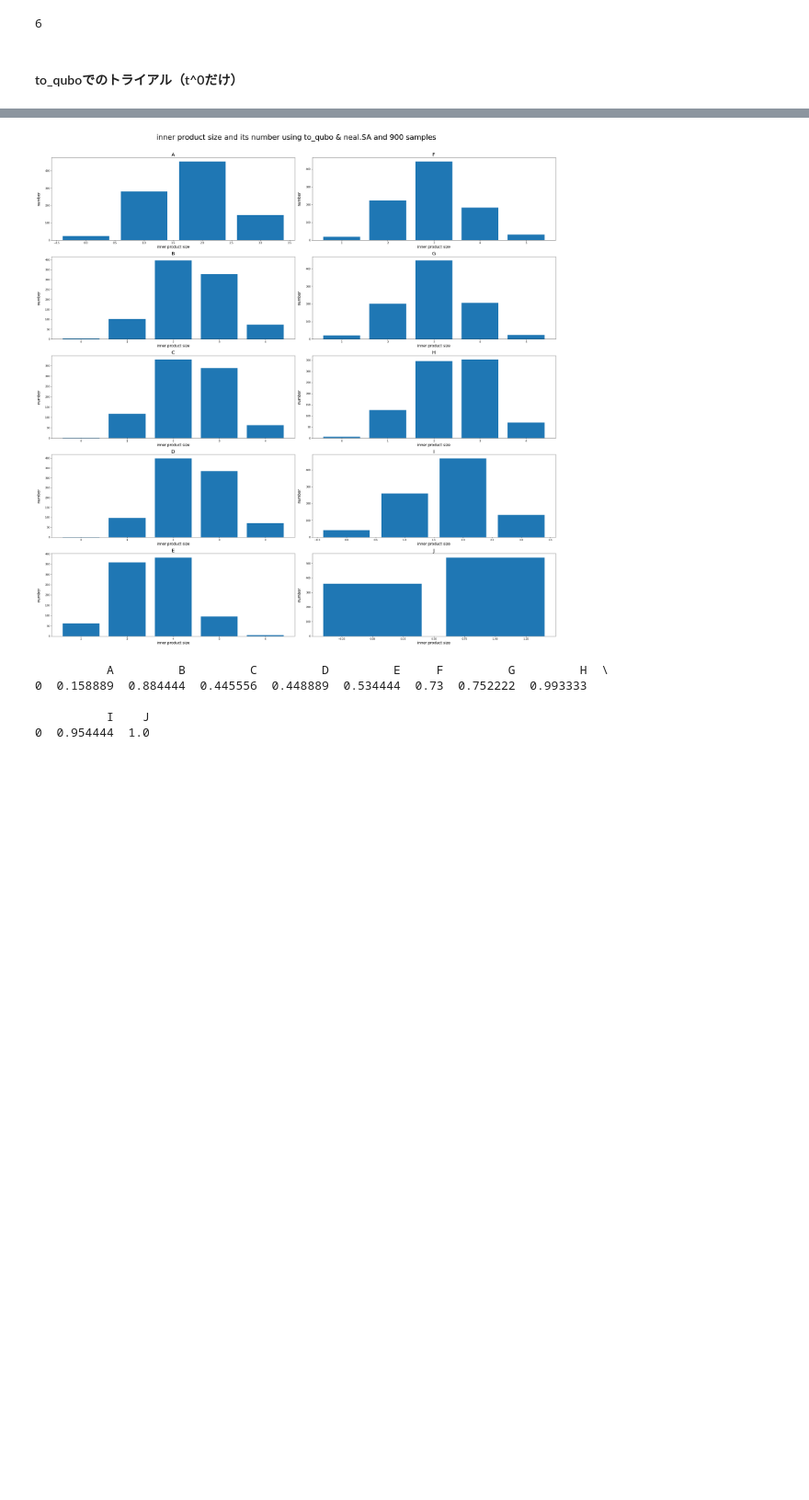
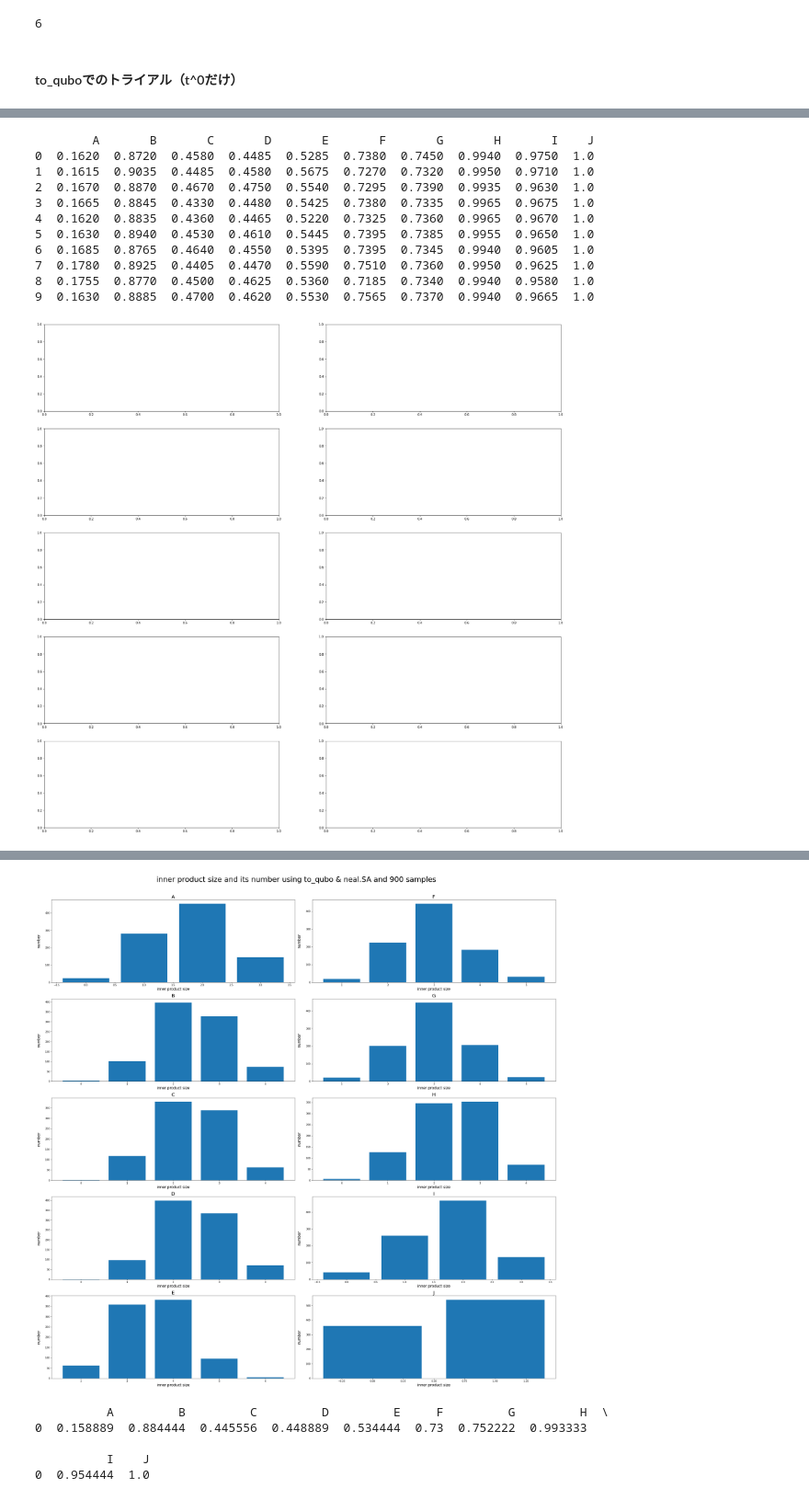
Before and after one commit to twinkle13531/master_degree, a Jupyter notebook: 202008/scripts/Add_features_10_numread100_neal.ipynb, the cells around one changed output, grey strips where cells are left out. Shown at 92% size. Saved outputs shown, nothing was run; the diff lists cells and outputs as text; code cells hidden in the pictures; blank space fills up the shorter version.

Commit message:
calculate p values 10 times to each sample numbers

```diff
--- a/202008/scripts/Add_features_10_numread100_neal.ipynb
+++ b/202008/scripts/Add_features_10_numread100_neal.ipynb
@@ -74,2 +68,13 @@ num_reads=900
 # %% [markdown]
 #### to_quboでのトライアル（t^0だけ）
+# %%
+#numreadsは作るサンプル数（ダブリはあるはず）
+#numreadsは100, 500, 1000とするか、logをとるか(np.logspace)
+
+numreads_10 = np.logspace(1, 4, num=4, base=10, dtype=int)
+len(numreads_10) #4
+print(numreads_10)
+
+numreads_5 = [ll*100 for ll in range(1, 21) if ll%5==0 or ll==1]
+len(numreads_5) #5
+print(numreads_5)
@@ -75,0 +84,67 @@ num_reads=900
+# %%
+qb10_p_list = [] ##
+for k in range(10): #10回回して平均、分散を得る
+    y = Array.create('y', shape=num_samples, vartype='BINARY')
+
+    #QUBO式で定式化
+    H = (sum(y) - y_sum)**2
+    qb = H.compile().to_qubo()
+    sa_sampler = SimulatedAnnealingSampler()
+    #res = sa_sampler.sample_qubo(qb[0], num_reads=numreads_10[3]) #0, 1, 2, 3
+    res = sa_sampler.sample_qubo(qb[0], num_reads=numreads_5[4]) #0, 1, 2, 3, 4
+
+    fig, ax = plt.subplots(int(num_cols/2), 2, figsize=(30,30))
+
+    qb_minP_cols = []
+    servey_num_col_list = columns
+    qb10_p = {} ##
+
+    for i in servey_num_col_list: #A, B, ...,
+        ori_ti = int(np.dot(X_mushroom[i], y_mushroom)) #特徴量iを表すp
+
+        ti_dic = {} #{内積の値:該当数}という辞書。
+
+        for y_info in list(res.record):
+            y = pd.Series(y_info[0])
+
+            if int(np.dot(X_mushroom[i], y)) in ti_dic.keys():
+                ti_dic[int(np.dot(X_mushroom[i], y))] += 1
+            else:
+                ti_dic[int(np.dot(X_mushroom[i], y))] = 1
+
+        ti_list = sorted(ti_dic.items()) #listになり、要素はタプルになる。
+        franc = sum([j[1] for j in ti_list if j[0] >= ori_ti])
+        #qb10_p[i] = franc/numreads_10[3] ##
+        qb10_p[i] = franc/numreads_5[4] ##
+
+    ##一周終了
+    qb10_p_list.append(qb10_p) ##
+
+## 10回終了
+to_qubo10_p_10times = pd.DataFrame(qb10_p_list)
+print(to_qubo10_p_10times)
+
+#to_qubo10_p_10times.to_csv('../output/to_qubo10_10samples_p_10time.csv')
+#to_qubo10_p_10times.to_csv('../output/to_qubo10_100samples_p_10time.csv')
+#to_qubo10_p_10times.to_csv('../output/to_qubo10_1000samples_p_10time.csv')
+#to_qubo10_p_10times.to_csv('../output/to_qubo10_10000samples_p_10time.csv')
+
+
+##to_qubo10_p_10times.to_csv('../output/to_qubo10_100samples_p_10time.csv')
+#to_qubo10_p_10times.to_csv('../output/to_qubo10_500samples_p_10time.csv')
+##to_qubo10_p_10times.to_csv('../output/to_qubo10_1000samples_p_10time.csv')
+#to_qubo10_p_10times.to_csv('../output/to_qubo10_1500samples_p_10time.csv')
+to_qubo10_p_10times.to_csv('../output/to_qubo10_2000samples_p_10time.csv')
+# %% [output]
+        A       B       C       D       E       F       G       H       I    J
+0  0.1620  0.8720  0.4580  0.4485  0.5285  0.7380  0.7450  0.9940  0.9750  1.0
+1  0.1615  0.9035  0.4485  0.4580  0.5675  0.7270  0.7320  0.9950  0.9710  1.0
+2  0.1670  0.8870  0.4670  0.4750  0.5540  0.7295  0.7390  0.9935  0.9630  1.0
+3  0.1665  0.8845  0.4330  0.4480  0.5425  0.7380  0.7335  0.9965  0.9675  1.0
+4  0.1620  0.8835  0.4360  0.4465  0.5220  0.7325  0.7360  0.9965  0.9670  1.0
+5  0.1630  0.8940  0.4530  0.4610  0.5445  0.7395  0.7385  0.9955  0.9650  1.0
+6  0.1685  0.8765  0.4640  0.4550  0.5395  0.7395  0.7345  0.9940  0.9605  1.0
+7  0.1780  0.8925  0.4405  0.4470  0.5590  0.7510  0.7360  0.9950  0.9625  1.0
+8  0.1755  0.8770  0.4500  0.4625  0.5360  0.7185  0.7340  0.9940  0.9580  1.0
+9  0.1630  0.8885  0.4700  0.4620  0.5530  0.7565  0.7370  0.9940  0.9665  1.0
+[figure, added]
```
Also changed, not shown: parts of 7 cells of this notebook, 1 other file.
